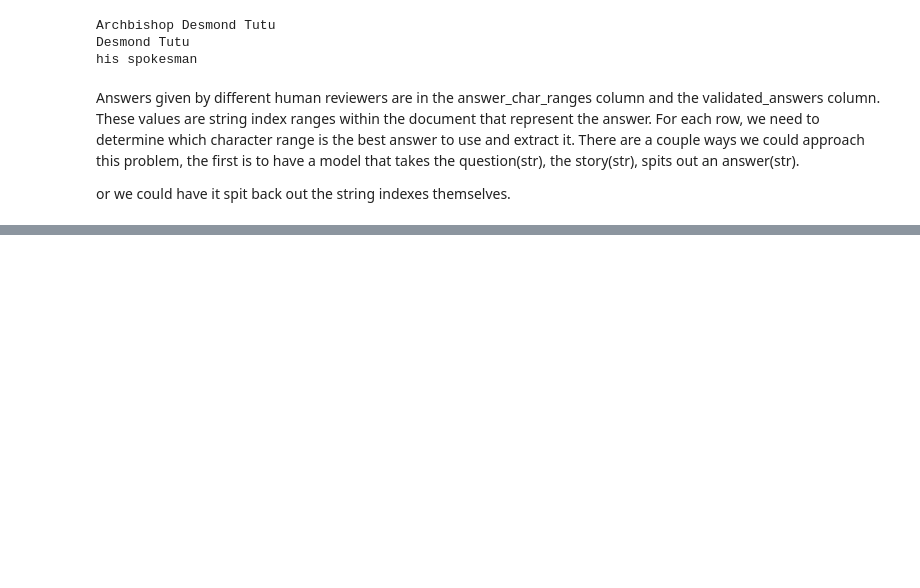
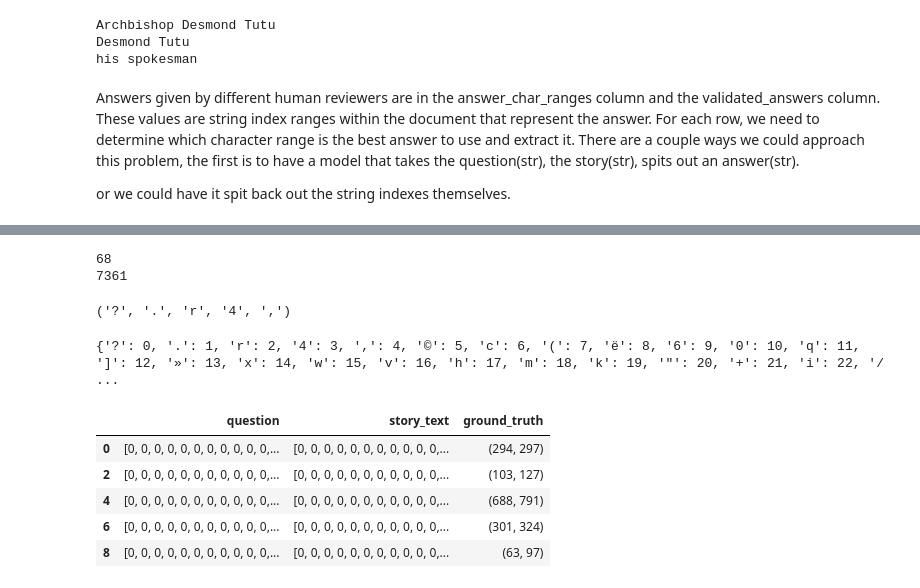
Before and after one commit to conswanson/NewsQA_DL, a Jupyter notebook: DataEngineering.ipynb, the cells around one changed output, grey strips where cells are left out. Drawn from its saved outputs; the diff is of its cells as text; code cells hidden in the pictures; blank space fills up the shorter version.

Commit message:
character level updates

```diff
--- a/DataEngineering.ipynb
+++ b/DataEngineering.ipynb
@@ -87,0 +121,51 @@ What was the amount of children murdered?
+# %%
+full_text = ''
+m = 0
+for col in ['question','story_text']:
+    for text in final[col]:
+        m = max(m, len(text))
+        full_text += text.lower()
+    print(m)
+    m=0
+
+# get the set of all characters
+characters = tuple(set(full_text))
+characters[:5]
+# %% [output]
+68
+7361
+('?', '.', 'r', '4', ',')
+# %%
+# use enumeration to give the characters integer values
+int2char = dict(enumerate(characters))
+
+# create the look up dictionary from characters to the assigned integers
+char2int = {char: index for index, char in int2char.items()}
+print(char2int)
+# %% [output]
+{'?': 0, '.': 1, 'r': 2, '4': 3, ',': 4, '©': 5, 'c': 6, '(': 7, 'ë': 8, '6': 9, '0': 10, 'q': 11, ']': 12, '»': 13, 'x': 14, 'w': 15, 'v': 16, 'h': 17, 'm': 18, 'k': 19, '"': 20, '+': 21, 'i': 22, '/ ...
+# %%
+q_max = 68
+story_max = 7361
+# %%
+padding_start = False
+
+for i, row in final.iterrows():
+    for col, N in zip(['question','story_text'], [q_max, story_max]):
+        enc = np.zeros(N, dtype=np.int32)
+        row[col] = np.array([char2int[char] for char in row[col].lower()])
+        l = min(N, len(row[col]))
+        if padding_start:
+            enc[:l] = row[col][:l]
+        else:
+            enc[N-l:] = row[col][:l]
+        row[col] = enc
+
+final.head()
+# %% [output]
+|  | question | story_text | ground_truth |
+| 0 | [0, 0, 0, 0, 0, 0, 0, 0, 0, 0, 0,... | [0, 0, 0, 0, 0, 0, 0, 0, 0, 0, 0,... | (294, 297) |
+| 2 | [0, 0, 0, 0, 0, 0, 0, 0, 0, 0, 0,... | [0, 0, 0, 0, 0, 0, 0, 0, 0, 0, 0,... | (103, 127) |
+| 4 | [0, 0, 0, 0, 0, 0, 0, 0, 0, 0, 0,... | [0, 0, 0, 0, 0, 0, 0, 0, 0, 0, 0,... | (688, 791) |
+| 6 | [0, 0, 0, 0, 0, 0, 0, 0, 0, 0, 0,... | [0, 0, 0, 0, 0, 0, 0, 0, 0, 0, 0,... | (301, 324) |
+| 8 | [0, 0, 0, 0, 0, 0, 0, 0, 0, 0, 0,... | [0, 0, 0, 0, 0, 0, 0, 0, 0, 0, 0,... | (63, 97) |
```
Also changed, not shown: parts of 16 cells of this notebook, 1 other file.
